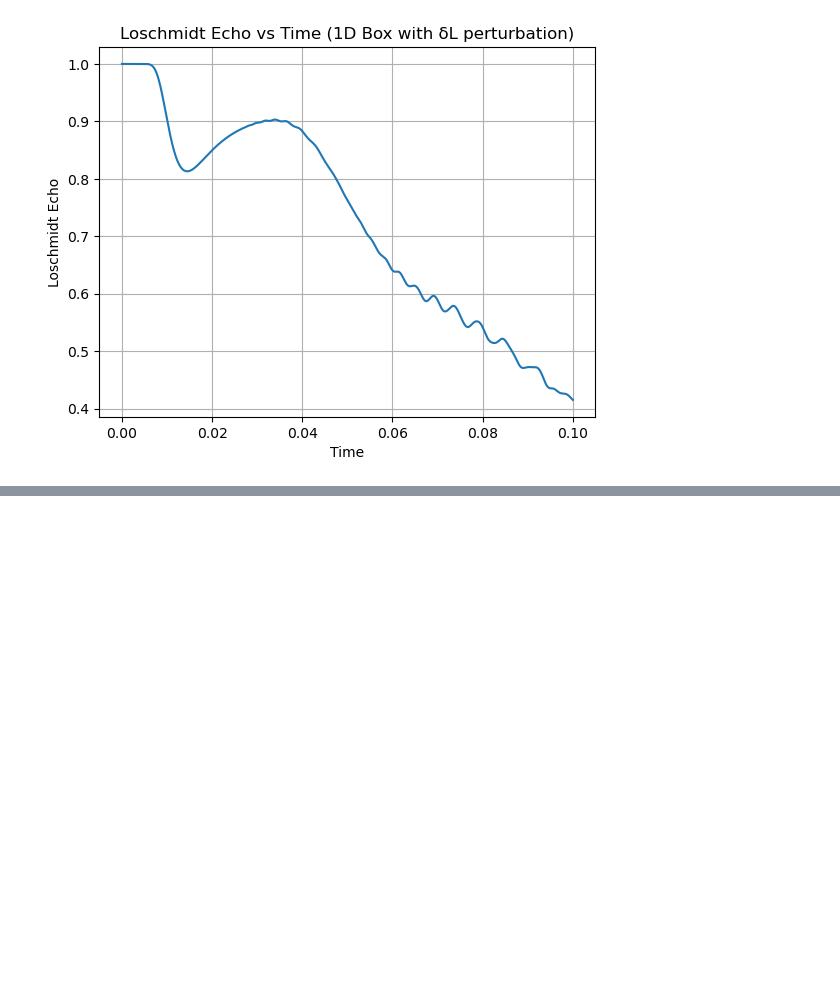
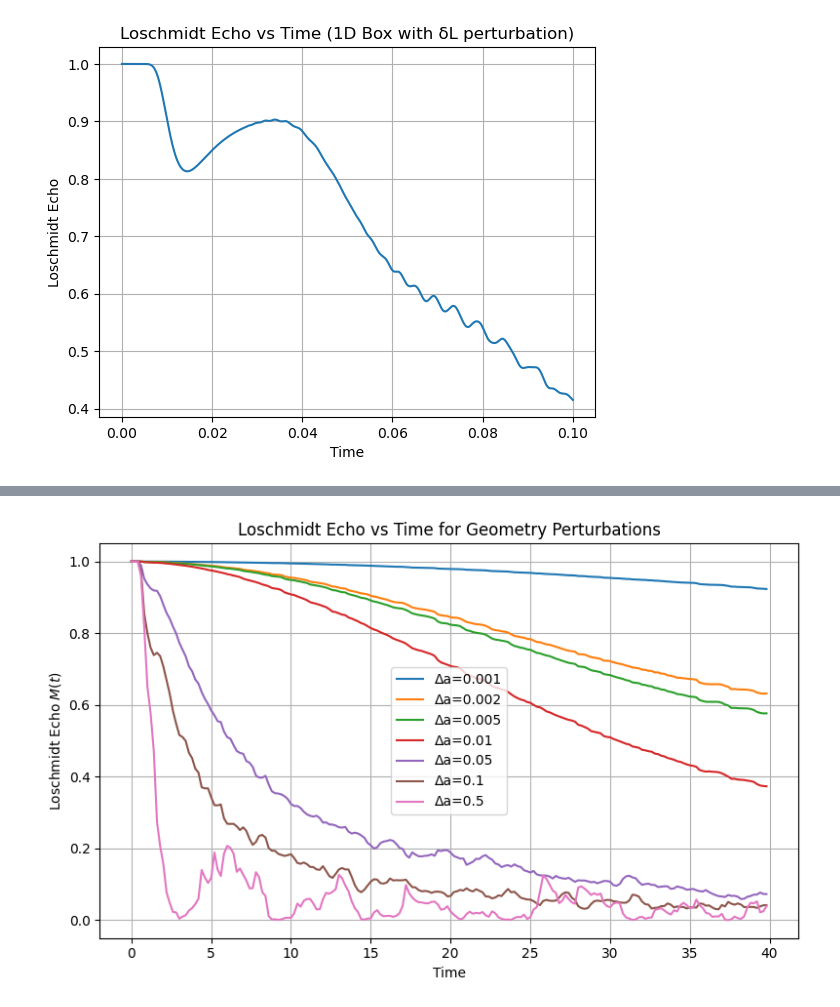
Before and after one commit to Shaukat-aziz/Quantum_Computing, a Jupyter notebook: guru-1.ipynb, the cells around one changed output, grey strips where cells are left out. Cells and saved outputs as stored; diff of their text form; code cells hidden in the pictures; blank space fills up the shorter version.

```diff
--- a/guru-1.ipynb
+++ b/guru-1.ipynb
@@ -444,0 +1035,83 @@ plt.show()
+# %%
+# --- Range of perturbations in 'a' ---
+perturbations = [0.001, 0.002, 0.005, 0.01, 0.05, 0.1, 0.5]
+
+def build_CN_for_mask(mask, free_points):
+    rows, cols, data = [], [], []
+    for i, idx in enumerate(free_points):
+        rows.append(i); cols.append(idx); data.append(1)
+    P = csr_matrix((data, (rows, cols)), shape=(len(free_points), Nx*Ny))
+    L_free = P @ L @ P.T
+    I_free = eye(len(free_points))
+    H_free = - (hbar**2)/(2*m) * L_free
+    A = (I_free + 1j * dt / (2*hbar) * H_free).tocsc()
+    B = (I_free - 1j * dt / (2*hbar) * H_free).tocsc()
+    LU = splu(A)
+    return P, H_free, A, B, LU, free_points
+
+# Unperturbed system
+mask0 = stadium_mask(X, Y, a, b, rx, ry)
+free0 = np.where(mask0.flatten())[0]
+P0, H0, A0, B0, LU0, free0 = build_CN_for_mask(mask0, free0)
+
+# Initial wavefunction on full grid
+psi0_full = np.sqrt(1 / (np.pi * sigma**2)) * np.exp(-((X - x0)**2 + (Y - y0)**2)/(2*sigma**2))
+psi0_full = psi0_full.astype(np.complex128) * np.exp(1j*(px*X+py*Y)/hbar)
+psi0_vec = psi0_full.flatten()
+
+# Restrict & normalize for unperturbed
+psi0_free0 = psi0_vec[free0].copy()
+norm0 = np.sum(np.abs(psi0_free0)**2) * dx*dy
+psi0_free0 /= np.sqrt(norm0)
+
+# --- Loop over perturbations ---
+plt.figure(figsize=(8,5))
+
+for delta_a in perturbations:
+    # Perturbed mask/system
+    mask1 = stadium_mask(X, Y, a+delta_a, b, rx, ry)
+    free1 = np.where(mask1.flatten())[0]
+    P1, H1, A1, B1, LU1, free1 = build_CN_for_mask(mask1, free1)
+
+    # Restrict & normalize for perturbed
+    psi0_free1 = psi0_vec[free1].copy()
+    norm1 = np.sum(np.abs(psi0_free1)**2) * dx*dy
+    psi0_free1 /= np.sqrt(norm1)
+
+    # Initialize states
+    psi_free0 = psi0_free0.copy()
+    psi_free1 = psi0_free1.copy()
+
+    echo_times, echo_vals = [], []
+
+    for n in range(T_steps):
+        # evolve H0
+        b0 = B0 @ psi_free0
+        psi_free0 = LU0.solve(b0)
+
+        # evolve H1
+        b1 = B1 @ psi_free1
+        psi_free1 = LU1.solve(b1)
+
+        if n % 20 == 0:
+            t = (n+1)*dt
+            psi_full0 = np.zeros(Nx*Ny, dtype=complex)
+            psi_full1 = np.zeros(Nx*Ny, dtype=complex)
+            psi_full0[free0] = psi_free0
+            psi_full1[free1] = psi_free1
+            overlap = dx*dy * np.vdot(psi_full0, psi_full1)
+            echo_vals.append(np.abs(overlap)**2)
+            echo_times.append(t)
+
+    plt.plot(echo_times, echo_vals, label=f"Δa={delta_a}")
+
+# --- Final plot ---
+plt.xlabel("Time")
+plt.ylabel("Loschmidt Echo $M(t)$")
+plt.title("Loschmidt Echo vs Time for Geometry Perturbations")
+plt.legend()
+plt.grid(True)
+plt.tight_layout()
+plt.show()
+# %% [output]
+[figure, added]
```
Also changed, not shown: parts of 11 cells of this notebook, 13 other files.
